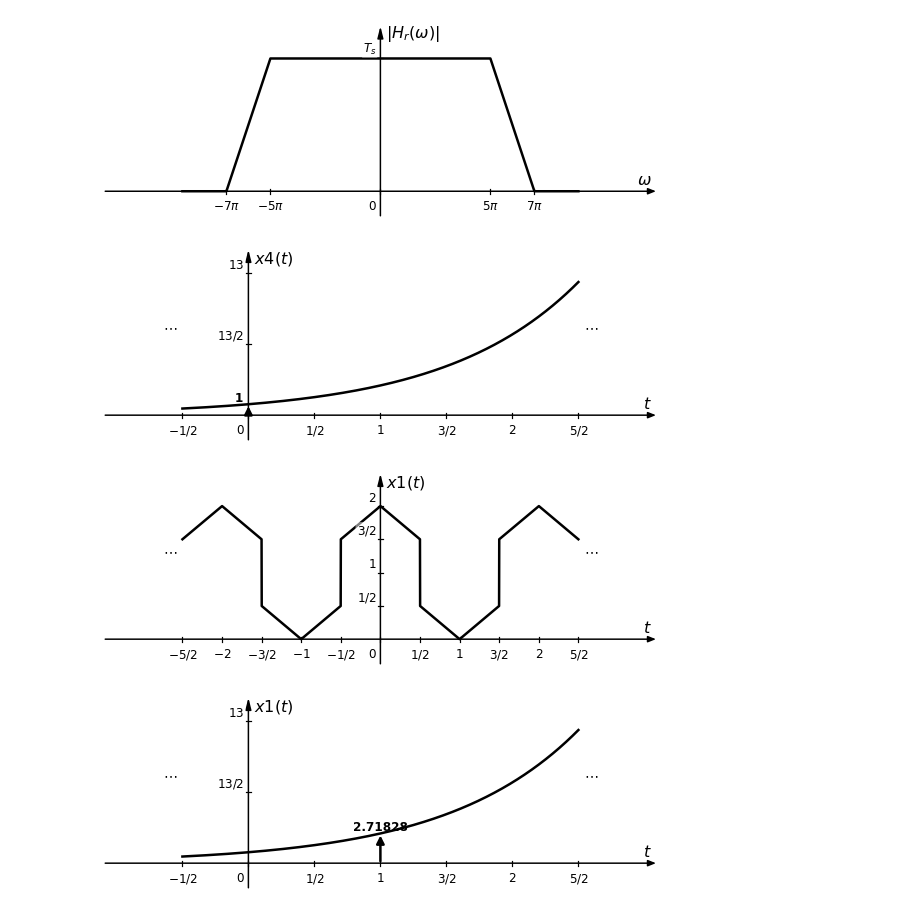
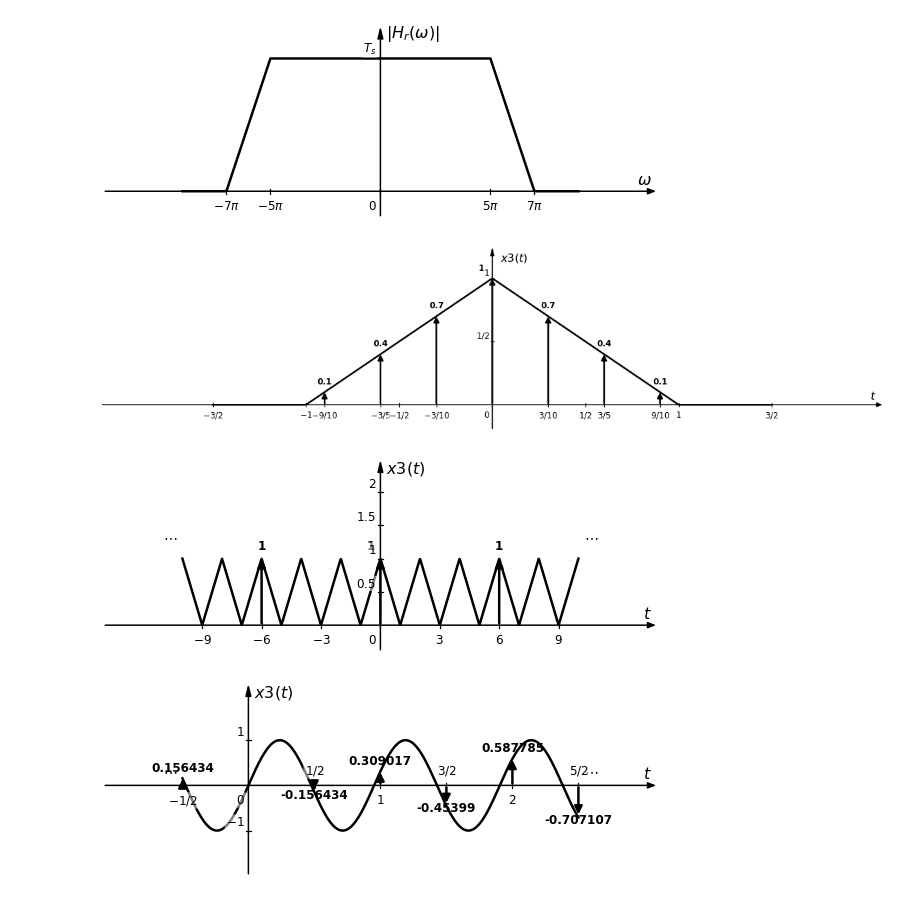
Before and after one commit to miguelmartfern/BlockDiagrams, a Jupyter notebook: docs/notebooks/signal_examples.ipynb, the cells around one changed output. Saved outputs shown, nothing was run; the diff lists cells and outputs as text; code cells hidden in the pictures.

Commit message:
Changes: * Modified tri signal to have 0 value on extremes. * Several changes to improve treatment of deltas and periodic signals.

```diff
--- a/docs/notebooks/signal_examples.ipynb
+++ b/docs/notebooks/signal_examples.ipynb
@@ -209,34 +209,34 @@ sp.plot("H_abs")
 # %%
 from blockdiagrams import SignalPlotter
 
-sp = SignalPlotter(horiz_range=(-0.5, 2.5), fraction_ticks=True, xticks_delta=1/2)
-sp.add_signal("x1(t)=exp(t)")
-sp.add_signal('x2(t)=delta(t)', period=1)
-sp.add_signal('x3(t)=x1(t)*x2(t)')
-sp.add_signal('x4(t)=x3(t)+x1(t)')
+sp = SignalPlotter(horiz_range=(-1.5, 1.5), fraction_ticks=True, xticks_delta=1/2, figsize=(16, 4))
+sp.add_signal("x1(t)=tri(t)")
+sp.add_signal('x2(t)=delta(t)', period=0.3)
+sp.add_signal('x3(t)=x1(t)*(1+x2(t))')
 
-sp.plot('x4')
+sp.plot('x3')
 # %% [output]
-[figure, old version]
+[figure, new version]
 # %%
 from blockdiagrams import SignalPlotter
 
-sp = SignalPlotter(horiz_range=(-2.5, 2.5),
+sp = SignalPlotter(horiz_range=(-10, 10),
                    vert_range=(0, 2),
-                   fraction_ticks=True,
-                   xticks_delta=1/2,
-                   yticks_delta=0.5,)
+                   xticks_delta=3,
+                   yticks_delta=0.5)
 sp.add_signal("x1(t)=tri(t)", period=2)
-sp.add_signal('x2(t)=rect(t)', period=2)
-sp.add_signal('x3(t)=x1(t)+x2(t)')
-sp.plot('x3')
+sp.add_signal("x2(t)=delta(t)", period=3)
+sp.add_signal("x3(t)=x1(t)*(1+x2(t))")
+sp.plot("x3")
 # %% [output]
-[figure, old version]
+[figure, new version]
 # %%
 from blockdiagrams import SignalPlotter
 
 sp = SignalPlotter(horiz_range=(-0.5, 2.5), fraction_ticks=True, xticks_delta=1/2)
-sp.add_signal("x1(t)=exp(t)*(1+delta(t-1))")
-sp.plot('x1')
+sp.add_signal("x1(t)=sin(2.1*pi*t)")
+sp.add_signal("x2(t)=delta(t)", period=1/2)
+sp.add_signal("x3(t)=x1(t)*(1+x2(t))")
+sp.plot('x3')
 # %% [output]
-[figure, old version]
+[figure, new version]
```
Also changed, not shown: parts of 4 cells of this notebook, 1 other file.
